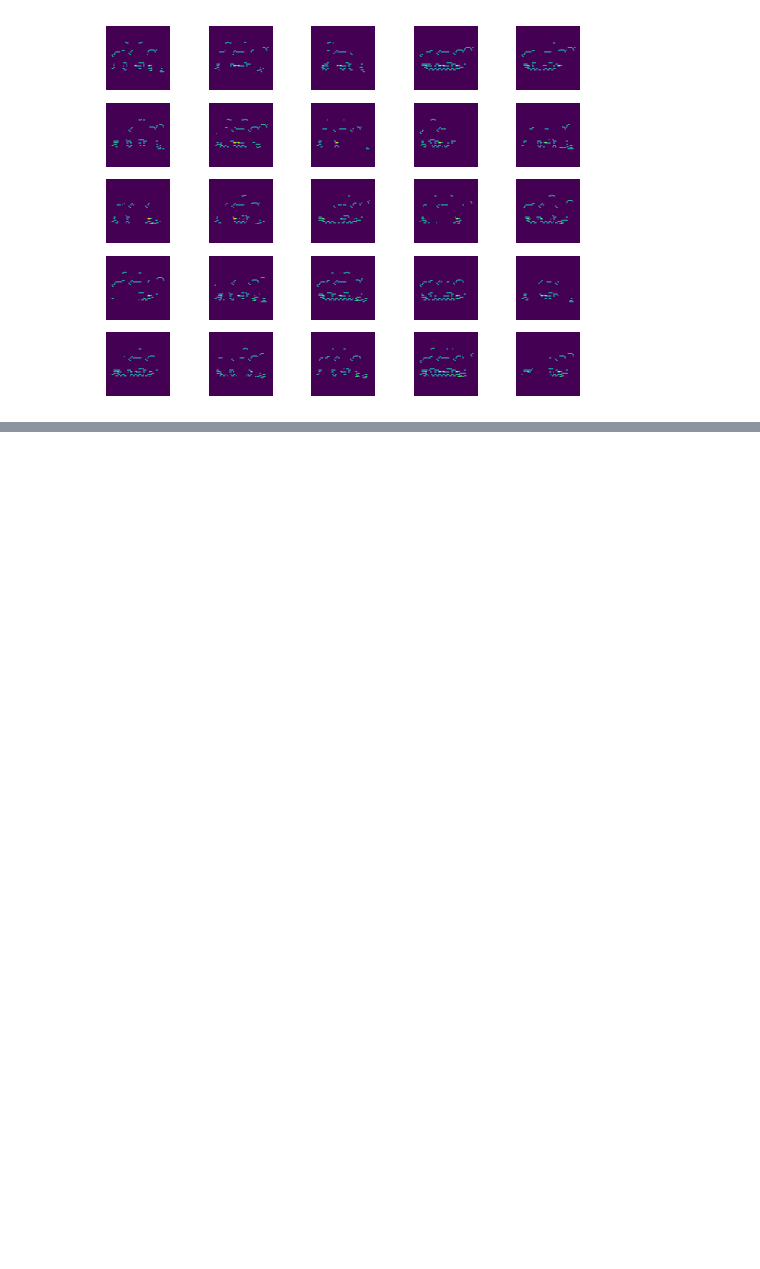
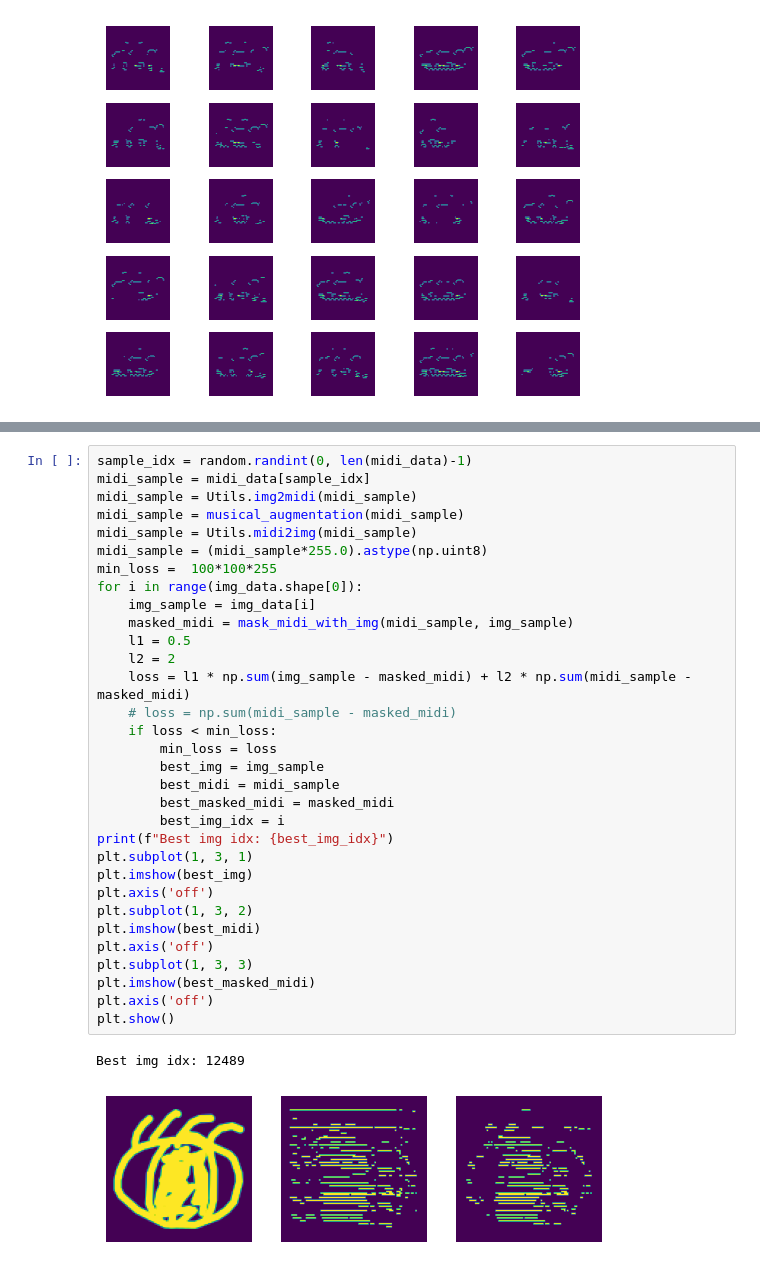
Before and after one commit to Sherlockk-23/midiDraw, a Jupyter notebook: dataset/exp_combine.ipynb, the cells around one changed output, grey strips where cells are left out. Drawn from its saved outputs; the diff is of its cells as text; blank space fills up the shorter version.

```diff
--- a/dataset/exp_combine.ipynb
+++ b/dataset/exp_combine.ipynb
@@ -183,0 +175,35 @@ ValueError: data byte must be in range 0..127
+# %%
+sample_idx = random.randint(0, len(midi_data)-1)
+midi_sample = midi_data[sample_idx]
+midi_sample = Utils.img2midi(midi_sample)
+midi_sample = musical_augmentation(midi_sample)
+midi_sample = Utils.midi2img(midi_sample)
+midi_sample = (midi_sample*255.0).astype(np.uint8)
+min_loss =  100*100*255
+for i in range(img_data.shape[0]):
+    img_sample = img_data[i]
+    masked_midi = mask_midi_with_img(midi_sample, img_sample)
+    l1 = 0.5
+    l2 = 2
+    loss = l1 * np.sum(img_sample - masked_midi) + l2 * np.sum(midi_sample - masked_midi)
+    # loss = np.sum(midi_sample - masked_midi)
+    if loss < min_loss:
+        min_loss = loss
+        best_img = img_sample
+        best_midi = midi_sample
+        best_masked_midi = masked_midi
+        best_img_idx = i
+print(f"Best img idx: {best_img_idx}")
+plt.subplot(1, 3, 1)
+plt.imshow(best_img)
+plt.axis('off')
+plt.subplot(1, 3, 2)
+plt.imshow(best_midi)
+plt.axis('off')
+plt.subplot(1, 3, 3)
+plt.imshow(best_masked_midi)
+plt.axis('off')
+plt.show()
+# %% [output]
+Best img idx: 12489
+[figure, added]
```
Also changed, not shown: parts of 2 cells of this notebook, 4 other files.
